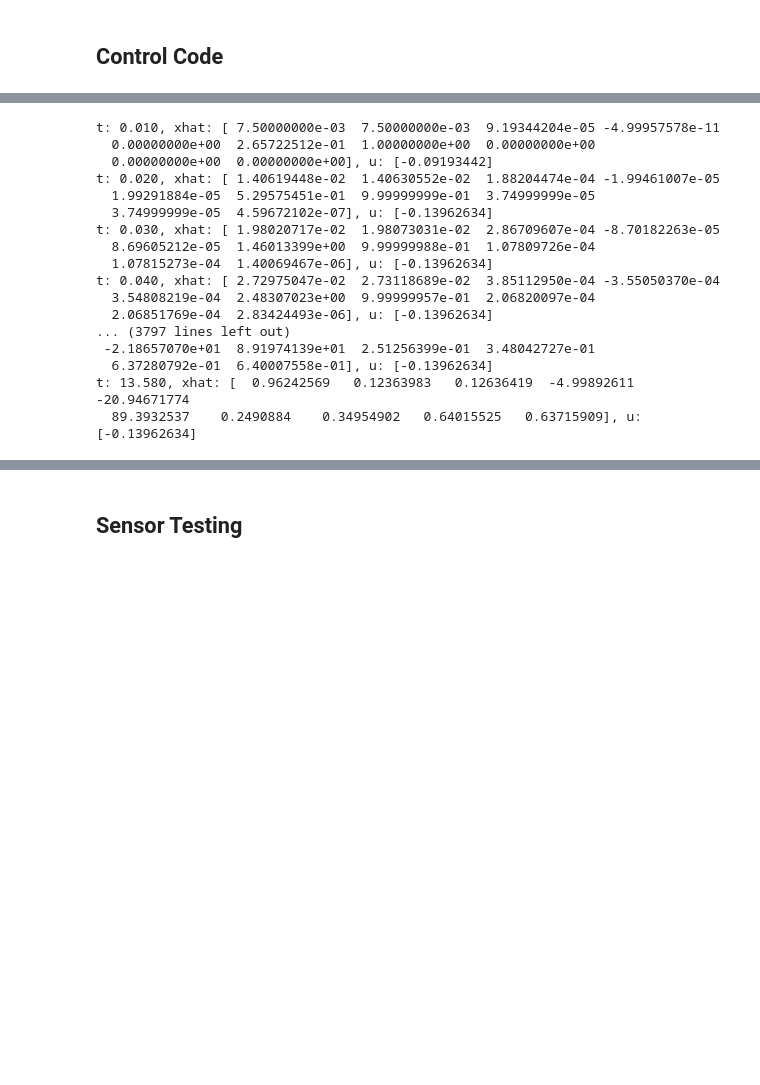
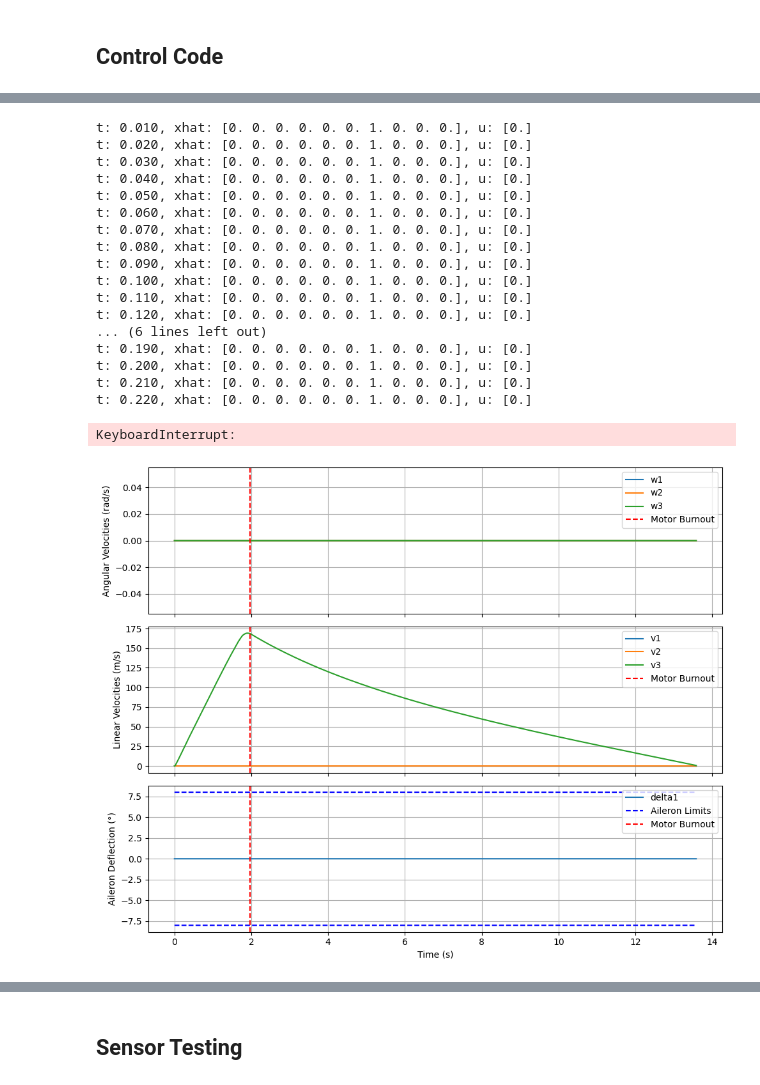
Before and after one commit to AODadbase/FV-Controls, a Jupyter notebook: LRI_Meshcat/Implementation/Render.ipynb, the cells around one changed output, grey strips where cells are left out. Cells and saved outputs as stored; diff of their text form; code cells hidden in the pictures; blank space fills up the shorter version.

```diff
--- a/LRI_Meshcat/Implementation/Render.ipynb
+++ b/LRI_Meshcat/Implementation/Render.ipynb
@@ -958,22 +986,55 @@ u0 = np.array([0])
 controller = Controls(K=K, dt=0.01, x0=xhat0, u0=u0)
 controller.deriveEOM(post_burnout=False)
 controller.deriveEOM(post_burnout=True)
-controller.test_eom(t0, xhat0, u0)
+controller.test_AB(t0, xhat0, u0)
 # %% [output]
-t: 0.010, xhat: [ 7.50000000e-03  7.50000000e-03  9.19344204e-05 -4.99957578e-11
-  0.00000000e+00  2.65722512e-01  1.00000000e+00  0.00000000e+00
-  0.00000000e+00  0.00000000e+00], u: [-0.09193442]
-t: 0.020, xhat: [ 1.40619448e-02  1.40630552e-02  1.88204474e-04 -1.99461007e-05
-  1.99291884e-05  5.29575451e-01  9.99999999e-01  3.74999999e-05
-  3.74999999e-05  4.59672102e-07], u: [-0.13962634]
-t: 0.030, xhat: [ 1.98020717e-02  1.98073031e-02  2.86709607e-04 -8.70182263e-05
-  8.69605212e-05  1.46013399e+00  9.99999988e-01  1.07809726e-04
-  1.07815273e-04  1.40069467e-06], u: [-0.13962634]
-t: 0.040, xhat: [ 2.72975047e-02  2.73118689e-02  3.85112950e-04 -3.55050370e-04
-  3.54808219e-04  2.48307023e+00  9.99999957e-01  2.06820097e-04
-  2.06851769e-04  2.83424493e-06], u: [-0.13962634]
-... (3797 lines left out)
- -2.18657070e+01  8.91974139e+01  2.51256399e-01  3.48042727e-01
-  6.37280792e-01  6.40007558e-01], u: [-0.13962634]
-t: 13.580, xhat: [  0.96242569   0.12363983   0.12636419  -4.99892611 -20.94671774
-  89.3932537    0.2490884    0.34954902   0.64015525   0.63715909], u: [-0.13962634]
+t: 0.010, xhat: [0. 0. 0. 0. 0. 0. 1. 0. 0. 0.], u: [0.]
+t: 0.020, xhat: [0. 0. 0. 0. 0. 0. 1. 0. 0. 0.], u: [0.]
+t: 0.030, xhat: [0. 0. 0. 0. 0. 0. 1. 0. 0. 0.], u: [0.]
+t: 0.040, xhat: [0. 0. 0. 0. 0. 0. 1. 0. 0. 0.], u: [0.]
+t: 0.050, xhat: [0. 0. 0. 0. 0. 0. 1. 0. 0. 0.], u: [0.]
+t: 0.060, xhat: [0. 0. 0. 0. 0. 0. 1. 0. 0. 0.], u: [0.]
+t: 0.070, xhat: [0. 0. 0. 0. 0. 0. 1. 0. 0. 0.], u: [0.]
+t: 0.080, xhat: [0. 0. 0. 0. 0. 0. 1. 0. 0. 0.], u: [0.]
+t: 0.090, xhat: [0. 0. 0. 0. 0. 0. 1. 0. 0. 0.], u: [0.]
+t: 0.100, xhat: [0. 0. 0. 0. 0. 0. 1. 0. 0. 0.], u: [0.]
+t: 0.110, xhat: [0. 0. 0. 0. 0. 0. 1. 0. 0. 0.], u: [0.]
+t: 0.120, xhat: [0. 0. 0. 0. 0. 0. 1. 0. 0. 0.], u: [0.]
+... (6 lines left out)
+t: 0.190, xhat: [0. 0. 0. 0. 0. 0. 1. 0. 0. 0.], u: [0.]
+t: 0.200, xhat: [0. 0. 0. 0. 0. 0. 1. 0. 0. 0.], u: [0.]
+t: 0.210, xhat: [0. 0. 0. 0. 0. 0. 1. 0. 0. 0.], u: [0.]
+t: 0.220, xhat: [0. 0. 0. 0. 0. 0. 1. 0. 0. 0.], u: [0.]
+KeyboardInterrupt:
+# %%
+xhat = np.array(controller.states)
+u = np.array(controller.inputs)
+t = np.arange(0, xhat.shape[0]*controller.dt, controller.dt)
+
+import matplotlib.pyplot as plt
+fig, axs = plt.subplots(3, 1, figsize=(10, 8), sharex=True)
+axs[0].plot(t, xhat[:, 0], label='w1')
+axs[0].plot(t, xhat[:, 1], label='w2')
+axs[0].plot(t, xhat[:, 2], label='w3')
+axs[0].axvline(controller.t_motor_burnout, color='r', linestyle='--', label='Motor Burnout')
+axs[0].set_ylabel('Angular Velocities (rad/s)')
+axs[0].legend()
+axs[0].grid()
+axs[1].plot(t, xhat[:, 3], label='v1')
+axs[1].plot(t, xhat[:, 4], label='v2')
+axs[1].plot(t, xhat[:, 5], label='v3')
+axs[1].axvline(controller.t_motor_burnout, color='r', linestyle='--', label='Motor Burnout')
+axs[1].set_ylabel('Linear Velocities (m/s)')
+axs[1].legend()
+axs[1].grid()
+axs[2].plot(t, u * 180/np.pi, label='delta1')
+axs[2].plot(t, -8 * np.ones_like(u), 'b--', label='Aileron Limits')
+axs[2].plot(t, 8 * np.ones_like(u), 'b--')
+axs[2].axvline(controller.t_motor_burnout, color='r', linestyle='--', label='Motor Burnout')
+axs[2].set_ylabel('Aileron Deflection (°)')
+axs[2].set_xlabel('Time (s)')
+axs[2].legend()
+axs[2].grid()
+plt.tight_layout()
+# %% [output]
+[figure, added]
```
Also changed, not shown: parts of 9 cells of this notebook, 1 other file.
